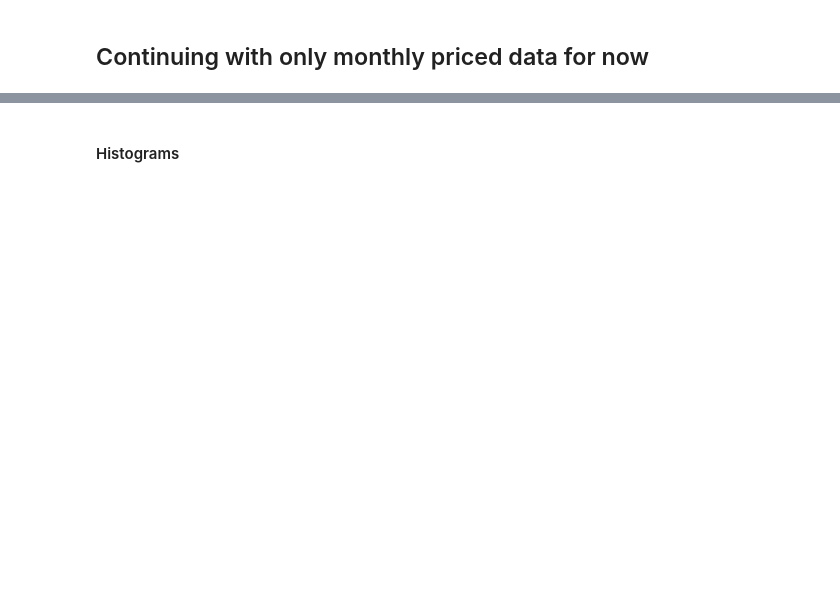
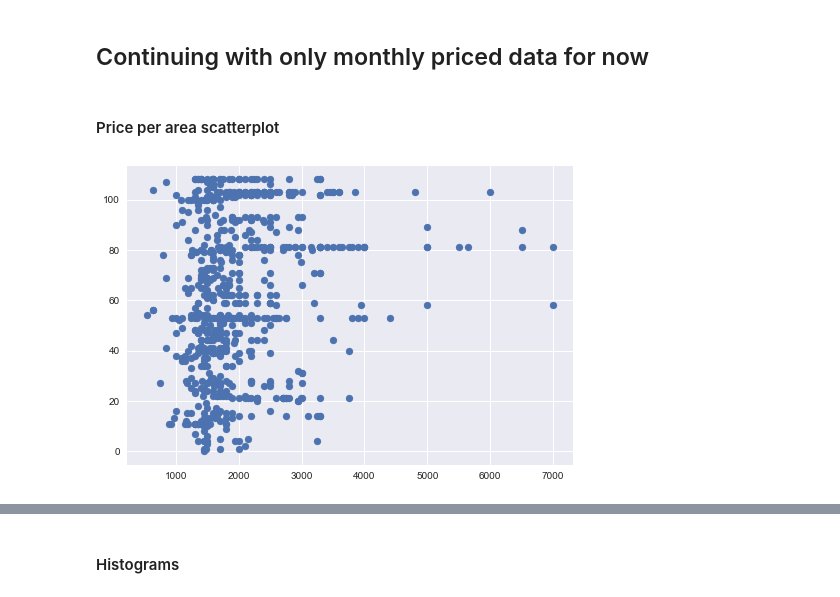
Before and after one commit to daft-project/daft-project, a Jupyter notebook: heidisandbox/Data Cleaning.ipynb, the cells around one changed output, grey strips where cells are left out. Saved outputs shown, nothing was run; the diff lists cells and outputs as text; code cells hidden in the pictures; blank space fills up the shorter version.

```diff
--- a/heidisandbox/Data Cleaning.ipynb
+++ b/heidisandbox/Data Cleaning.ipynb
@@ -138,2 +138,11 @@ print(df_monthly_rates.shape)
 # %% [markdown]
 ## Continuing with only monthly priced data for now
+# %% [markdown]
+#### Price per area scatterplot
+# %%
+x = df_monthly_rates['price']
+y = df_monthly_rates['area']
+plt.scatter(x, y)
+plt.show()
+# %% [output]
+[figure, added]
```
Also changed, not shown: parts of 16 cells of this notebook, 3 other files.
